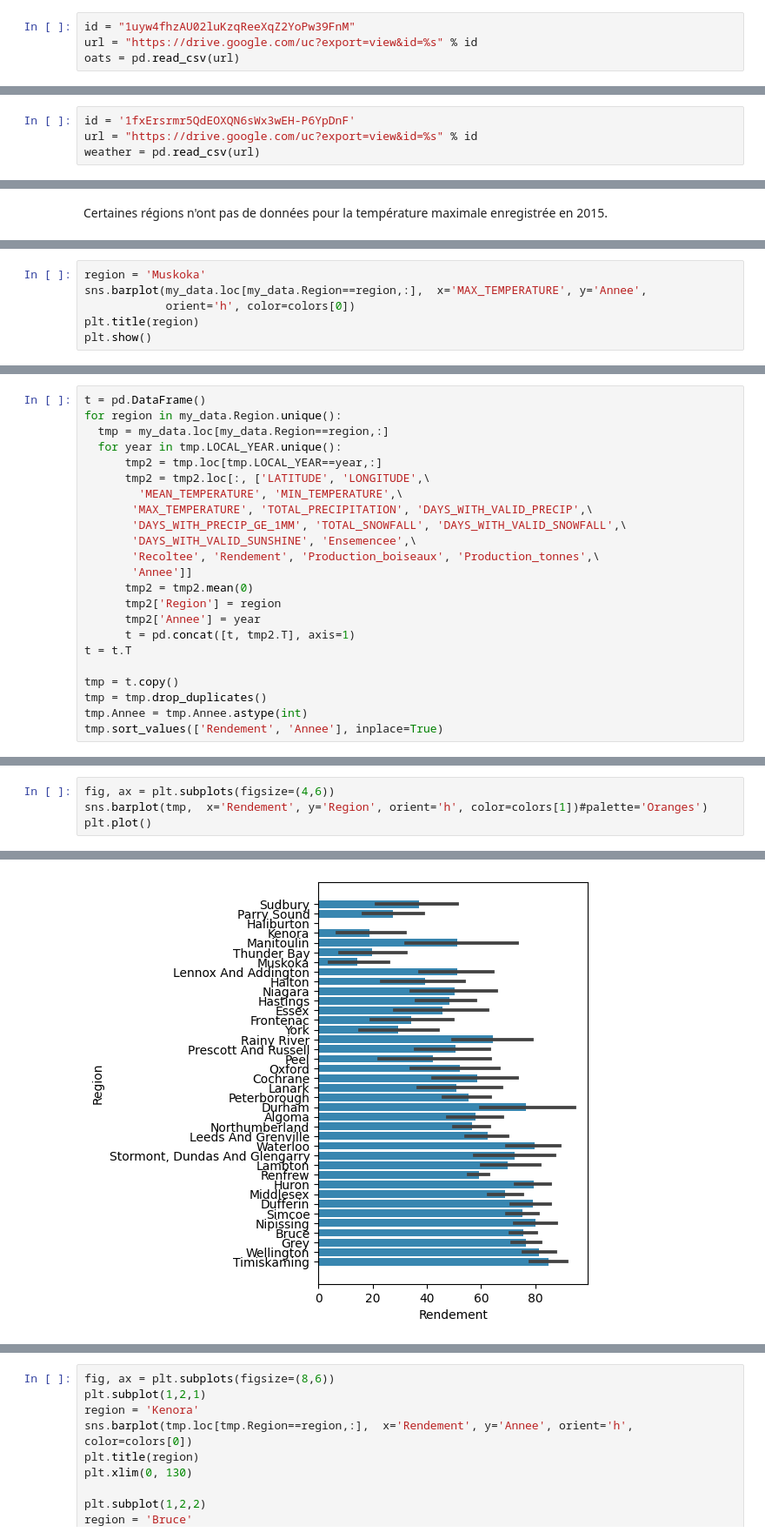
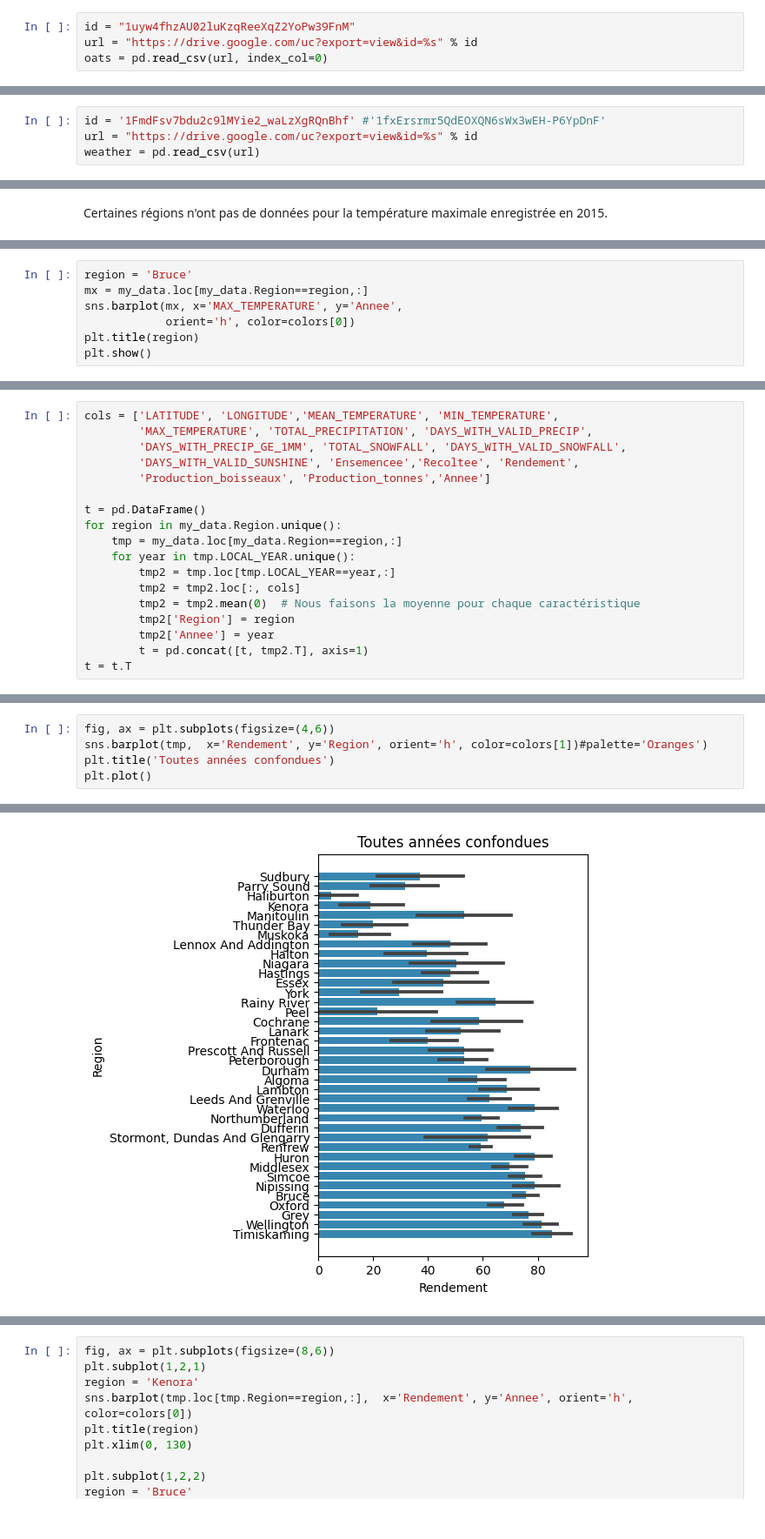
Before and after one commit to genevievebo/Continuum_Nettoyage_et_AI, a Jupyter notebook: notebooks/3_Nettoyage_Donnees_Geospatiales.ipynb, the cells around one changed output, grey strips where cells are left out. Shown at 87% size. Saved outputs shown, nothing was run; the diff lists cells and outputs as text.

```diff
--- a/notebooks/3_Nettoyage_Donnees_Geospatiales.ipynb
+++ b/notebooks/3_Nettoyage_Donnees_Geospatiales.ipynb
@@ -93,4 +93,4 @@ plt.show()
 # %%
 id = "1uyw4fhzAU02luKzqReeXqZ2YoPw39FnM"
 url = "https://drive.google.com/uc?export=view&id=%s" % id
-oats = pd.read_csv(url)
+oats = pd.read_csv(url, index_col=0)
@@ -97,6 +106,6 @@ oats = pd.read_csv(url)
 # %% [markdown]
 ## Lecture données météorologiques
 # %%
-id = '1fxErsrmr5QdEOXQN6sWx3wEH-P6YpDnF'
+id = '1FmdFsv7bdu2c9lMYie2_waLzXgRQnBhf' #'1fxErsrmr5QdEOXQN6sWx3wEH-P6YpDnF'
 url = "https://drive.google.com/uc?export=view&id=%s" % id
 weather = pd.read_csv(url)
@@ -269,8 +324,9 @@ Notre matrice de données contient maintenant les données de rendement et de m
 Est-ce que nos données sont propres ou doivent-elles être nettoyées ?  Qu'en pensez-vous ?
 <img style='float:right;'  src='https://drive.google.com/uc?export=view&id=1HMGzZe3dGBk9Zgpk0tKtbQarFu3WMrBK' width='100px'>  </a>
 # %%
-region = 'Muskoka'
-sns.barplot(my_data.loc[my_data.Region==region,:],  x='MAX_TEMPERATURE', y='Annee',
+region = 'Bruce'
+mx = my_data.loc[my_data.Region==region,:]
+sns.barplot(mx, x='MAX_TEMPERATURE', y='Annee',
             orient='h', color=colors[0])
 plt.title(region)
 plt.show()
@@ -324,23 +357,18 @@ tb
 # %%
+cols = ['LATITUDE', 'LONGITUDE','MEAN_TEMPERATURE', 'MIN_TEMPERATURE',
+        'MAX_TEMPERATURE', 'TOTAL_PRECIPITATION', 'DAYS_WITH_VALID_PRECIP',
+        'DAYS_WITH_PRECIP_GE_1MM', 'TOTAL_SNOWFALL', 'DAYS_WITH_VALID_SNOWFALL',
+        'DAYS_WITH_VALID_SUNSHINE', 'Ensemencee','Recoltee', 'Rendement',
+        'Production_boisseaux', 'Production_tonnes','Annee']
+
 t = pd.DataFrame()
 for region in my_data.Region.unique():
-  tmp = my_data.loc[my_data.Region==region,:]
-  for year in tmp.LOCAL_YEAR.unique():
-      tmp2 = tmp.loc[tmp.LOCAL_YEAR==year,:]
-      tmp2 = tmp2.loc[:, ['LATITUDE', 'LONGITUDE',\
-        'MEAN_TEMPERATURE', 'MIN_TEMPERATURE',\
-       'MAX_TEMPERATURE', 'TOTAL_PRECIPITATION', 'DAYS_WITH_VALID_PRECIP',\
-       'DAYS_WITH_PRECIP_GE_1MM', 'TOTAL_SNOWFALL', 'DAYS_WITH_VALID_SNOWFALL',\
-       'DAYS_WITH_VALID_SUNSHINE', 'Ensemencee',\
-       'Recoltee', 'Rendement', 'Production_boiseaux', 'Production_tonnes',\
-       'Annee']]
-      tmp2 = tmp2.mean(0)
-      tmp2['Region'] = region
-      tmp2['Annee'] = year
-      t = pd.concat([t, tmp2.T], axis=1)
+    tmp = my_data.loc[my_data.Region==region,:]
+    for year in tmp.LOCAL_YEAR.unique():
+        tmp2 = tmp.loc[tmp.LOCAL_YEAR==year,:]
+        tmp2 = tmp2.loc[:, cols]
+        tmp2 = tmp2.mean(0)  # Nous faisons la moyenne pour chaque caractéristique
+        tmp2['Region'] = region
+        tmp2['Annee'] = year
+        t = pd.concat([t, tmp2.T], axis=1)
 t = t.T
-
-tmp = t.copy()
-tmp = tmp.drop_duplicates()
-tmp.Annee = tmp.Annee.astype(int)
-tmp.sort_values(['Rendement', 'Annee'], inplace=True)
@@ -367,7 +416,8 @@ plt.show()
 # %%
 fig, ax = plt.subplots(figsize=(4,6))
 sns.barplot(tmp,  x='Rendement', y='Region', orient='h', color=colors[1])#palette='Oranges')
+plt.title('Toutes années confondues')
 plt.plot()
 # %% [output]
 []
-[figure, old version]
+[figure, new version]
```
Also changed, not shown: parts of 38 cells of this notebook, 2 other files.
